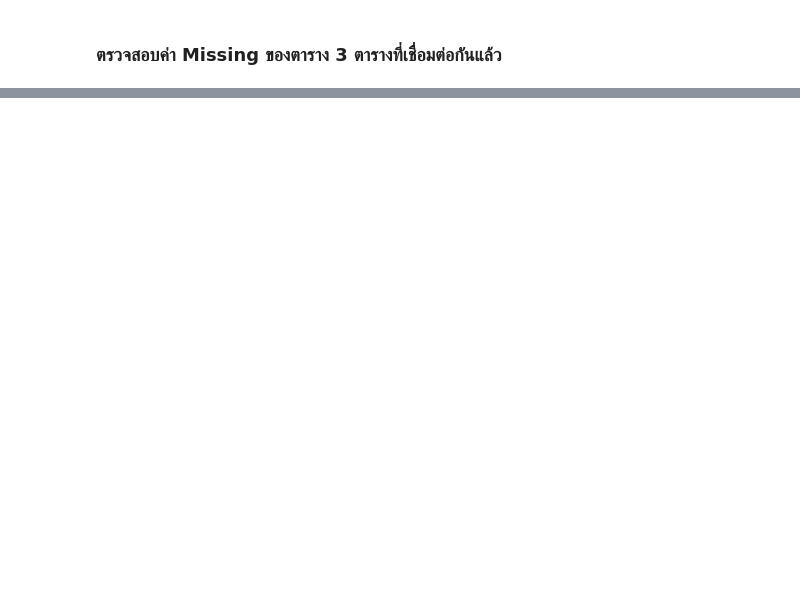
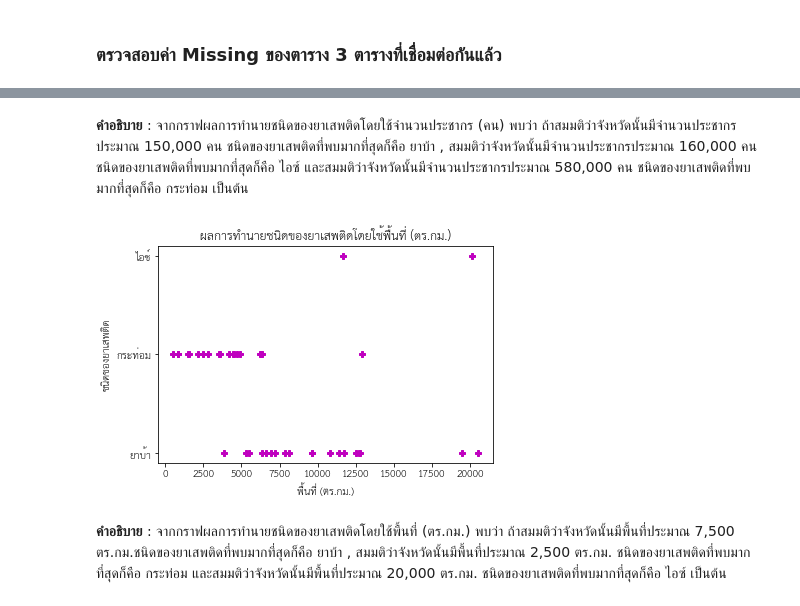
Before and after one commit to Kanyawesr/DWDM21, a Jupyter notebook: Project_DWDM.ipynb, the cells around one changed output, grey strips where cells are left out. Saved outputs shown, nothing was run; the diff lists cells and outputs as text; code cells hidden in the pictures; blank space fills up the shorter version.

```diff
--- a/Project_DWDM.ipynb
+++ b/Project_DWDM.ipynb
@@ -560,0 +1332,13 @@ dtype: bool
+# %% [markdown]
+**คำอธิบาย** : จากกราฟผลการทำนายชนิดของยาเสพติดโดยใช้จำนวนประชากร (คน) พบว่า ถ้าสมมติว่าจังหวัดนั้นมีจำนวนประชากรประมาณ 150,000 คน ชนิดของยาเสพติดที่พบมากที่สุดก็คือ ยาบ้า , สมมติว่าจังหวัดนั้นมีจำนวนประชากรประมาณ 160,000 คน ชนิดของยาเสพติดที่พบมากที่สุดก็คือ ไอซ์ และสมมติว่าจังหวัดนั้นมีจำนวนประชากรประมาณ 580,000 คน ชนิดของยาเสพติดที่พบมากที่สุดก็คือ กระท่อม เป็นต้น
+# %%
+# กราฟผลการทำนายชนิดของยาเสพติดโดยใช้พื้นที่ (ตร.กม.)
+plt.plot(X_test['พื้นที่ (ตร.กม.)'],perceptron2final_result,'Pm')
+plt.xlabel('พื้นที่ (ตร.กม.)')
+plt.ylabel('ชนิดของยาเสพติด')
+plt.title('ผลการทำนายชนิดของยาเสพติดโดยใช้พื้นที่ (ตร.กม.)')
+plt.show();
+# %% [output]
+[figure, added]
+# %% [markdown]
+**คำอธิบาย** : จากกราฟผลการทำนายชนิดของยาเสพติดโดยใช้พื้นที่ (ตร.กม.) พบว่า ถ้าสมมติว่าจังหวัดนั้นมีพื้นที่ประมาณ 7,500 ตร.กม.ชนิดของยาเสพติดที่พบมากที่สุดก็คือ ยาบ้า , สมมติว่าจังหวัดนั้นมีพื้นที่ประมาณ 2,500 ตร.กม. ชนิดของยาเสพติดที่พบมากที่สุดก็คือ กระท่อม และสมมติว่าจังหวัดนั้นมีพื้นที่ประมาณ 20,000 ตร.กม. ชนิดของยาเสพติดที่พบมากที่สุดก็คือ ไอซ์ เป็นต้น
```
Also changed, not shown: parts of 128 cells of this notebook.
